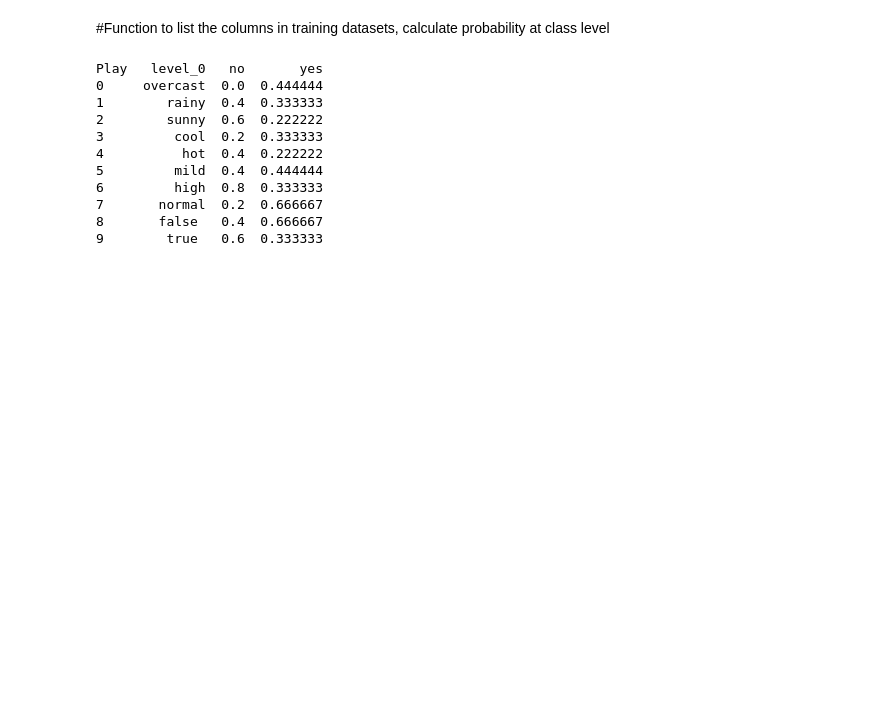
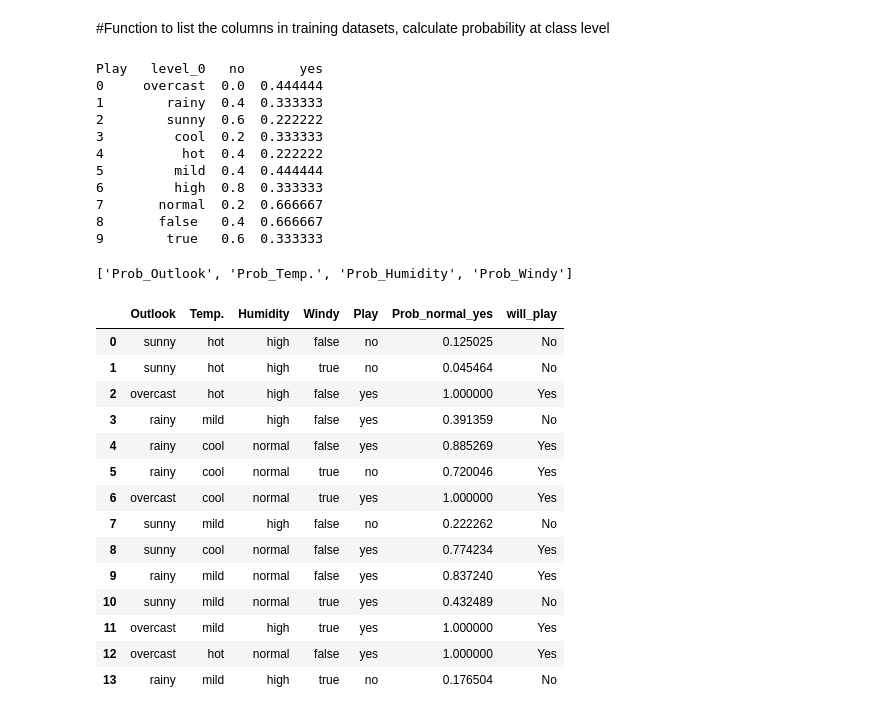
Before and after one commit to FrancisKurian/CS501, a Jupyter notebook: Naive_Bayes_Play_Tennis.ipynb, the cells around one changed output. Saved outputs shown, nothing was run; the diff lists cells and outputs as text; code cells hidden in the pictures; blank space fills up the shorter version.

```diff
--- a/Naive_Bayes_Play_Tennis.ipynb
+++ b/Naive_Bayes_Play_Tennis.ipynb
@@ -62,0 +68,34 @@ Play   level_0   no       yes
+# %%
+p_header
+# %% [output]
+['Prob_Outlook', 'Prob_Temp.', 'Prob_Humidity', 'Prob_Windy']
+# %%
+def prob_calc_new(x):
+        Prob_yes=1
+        Prob_no=1
+        prob_dict_yes={}
+        prob_dict_no={}
+
+        for i in range (0,len(header)):
+
+                prob_val=df_p.loc[df_p['level_0']==x[i]]
+
+                #probablity of Prob_col = probablity based on the argument sent in
+                prob_dict_yes={p_header[i]:prob_val['yes'].values[0]}
+                prob_dict_no={p_header[i]:prob_val['no'].values[0]}
+
+                for keys,values in prob_dict_yes.items():
+                      Prob_yes = Prob_yes * values
+
+                for keys,values in prob_dict_no.items():
+                      Prob_no = Prob_no * values
+
+                Prob_normal_yes = Prob_yes/(Prob_yes + Prob_no)
+                # Prob_normal_no = Prob_no/(Prob_yes + Prob_no)
+
+                if Prob_normal_yes >= 0.5:
+                    will_play='Yes'
+                else:
+                    will_play='No'
+
+        return(Prob_normal_yes,will_play)
@@ -62,0 +104,18 @@ Play   level_0   no       yes
+# %%
+df_t
+# %% [output]
+|  | Outlook | Temp. | Humidity | Windy | Play | Prob_normal_yes | will_play |
+| 0 | sunny | hot | high | false | no | 0.125025 | No |
+| 1 | sunny | hot | high | true | no | 0.045464 | No |
+| 2 | overcast | hot | high | false | yes | 1.000000 | Yes |
+| 3 | rainy | mild | high | false | yes | 0.391359 | No |
+| 4 | rainy | cool | normal | false | yes | 0.885269 | Yes |
+| 5 | rainy | cool | normal | true | no | 0.720046 | Yes |
+| 6 | overcast | cool | normal | true | yes | 1.000000 | Yes |
+| 7 | sunny | mild | high | false | no | 0.222262 | No |
+| 8 | sunny | cool | normal | false | yes | 0.774234 | Yes |
+| 9 | rainy | mild | normal | false | yes | 0.837240 | Yes |
+| 10 | sunny | mild | normal | true | yes | 0.432489 | No |
+| 11 | overcast | mild | high | true | yes | 1.000000 | Yes |
+| 12 | overcast | hot | normal | false | yes | 1.000000 | Yes |
+| 13 | rainy | mild | high | true | no | 0.176504 | No |
```
Also changed, not shown: parts of 13 cells of this notebook.
